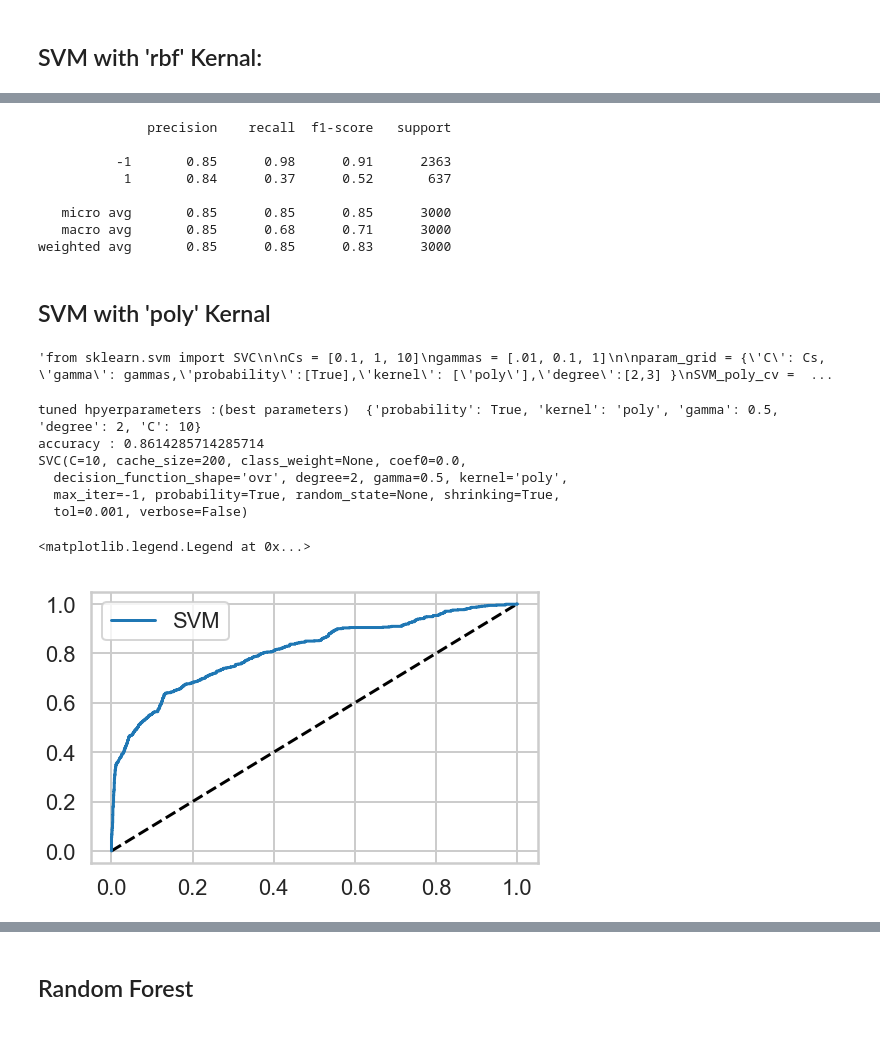
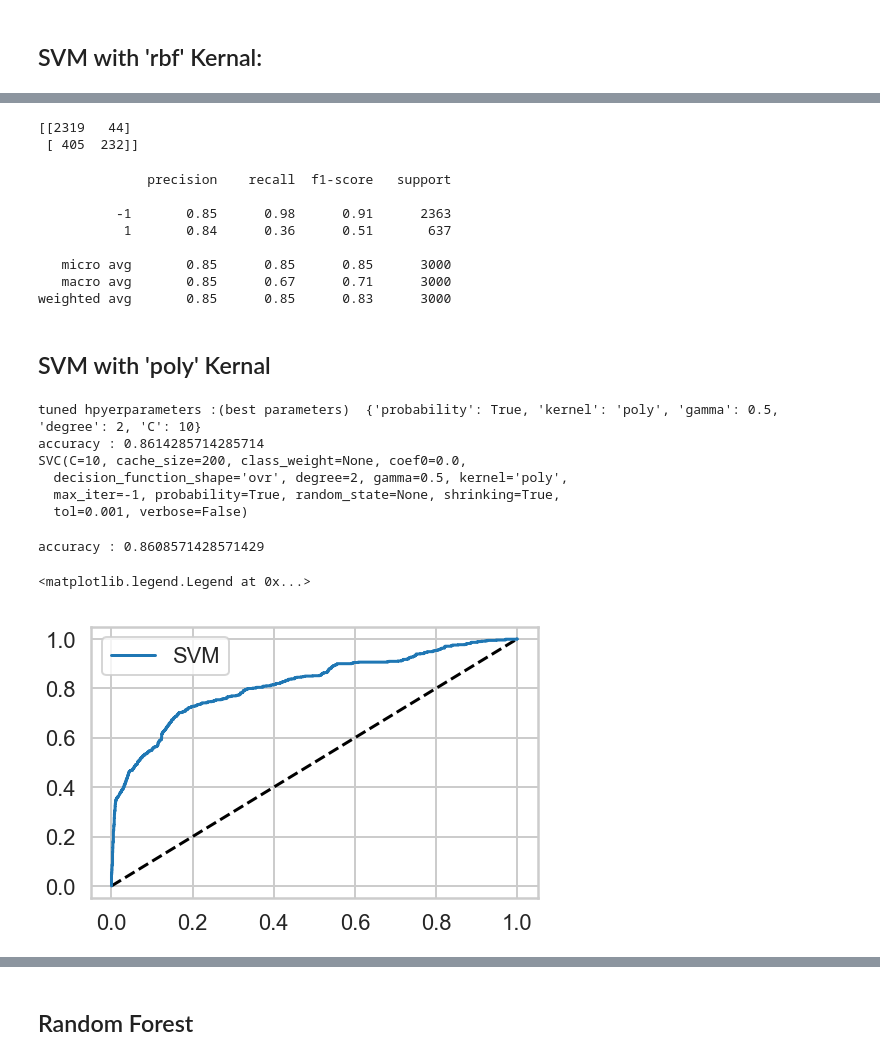
Before and after one commit to vaibhagarwal/Projects, a Jupyter notebook: CapstoneProject/4. ML - InDepth Analysis/ML.ipynb, the cells around one changed output, grey strips where cells are left out. Cells and saved outputs as stored; diff of their text form; code cells hidden in the pictures.

```diff
--- a/CapstoneProject/4. ML - InDepth Analysis/ML.ipynb
+++ b/CapstoneProject/4. ML - InDepth Analysis/ML.ipynb
@@ -309,7 +316,7 @@ array([0.85007496, 0.863     , 0.84      , 0.855     , 0.84092046])
 # %%
 knn = KNeighborsClassifier()
 k_grid={'n_neighbors':np.arange(1,20)}
-knn_cv=GridSearchCV(knn, k_grid, cv=5, refit=True, n_jobs=-1)
+knn_cv=GridSearchCV(knn, k_grid, cv=10, refit=True, n_jobs=-1)
 knn_cv.fit(X_train,y_train)
 
 print("tuned hpyerparameters :(best parameters) ",knn_cv.best_params_)
@@ -367,3 +382,12 @@ SVC(C=1, cache_size=200, class_weight=None, coef0=0.0,
   decision_function_shape='ovr', degree=3, gamma=0.1, kernel='rbf',
   max_iter=-1, probability=True, random_state=None, shrinking=True,
   tol=0.001, verbose=False)
+# %%
+Cs = [1]
+gammas = [0.1]
+param_grid = {'C': Cs, 'gamma': gammas,'kernel': ['rbf'], 'probability':[True]}
+SVM_rbf_cv_10 = GridSearchCV(SVC(), param_grid, cv=10, refit=True, n_jobs=-1)
+SVM_rbf_cv_10.fit(X_train,y_train)
+
+print("tuned hpyerparameters :(best parameters) ",SVM_rbf_cv_10.best_params_)
+print("accuracy :",SVM_rbf_cv_10.best_score_)
@@ -383,31 +410,24 @@ roc_auc_score(y_test, y_pred_prob)
+# %%
+print(confusion_matrix(y_test, SVM_rbf_cv_10.predict(X_test)))
+
+#Tp#Fp
+#Fn#Tn
+# %% [output]
+[[2319   44]
+ [ 405  232]]
 # %%
-print(classification_report(y_test, SVM_rbf_cv.predict(X_test)))
+print(classification_report(y_test, SVM_rbf_cv_10.predict(X_test)))
 # %% [output]
               precision    recall  f1-score   support
 
           -1       0.85      0.98      0.91      2363
-           1       0.84      0.37      0.52       637
+           1       0.84      0.36      0.51       637
 
    micro avg       0.85      0.85      0.85      3000
-   macro avg       0.85      0.68      0.71      3000
+   macro avg       0.85      0.67      0.71      3000
 weighted avg       0.85      0.85      0.83      3000
 # %% [markdown]
 ## SVM with 'poly' Kernal
-# %%
-"""from sklearn.svm import SVC
-
-Cs = [0.1, 1, 10]
-gammas = [.01, 0.1, 1]
-
-param_grid = {'C': Cs, 'gamma': gammas,'probability':[True],'kernel': ['poly'],'degree':[2,3] }
-SVM_poly_cv = GridSearchCV(SVC(), param_grid, cv=3)
-SVM_poly_cv.fit(X_train,y_train)
-
-print("tuned hpyerparameters :(best parameters) ",SVM_poly_cv.best_params_)
-print("accuracy :",SVM_poly_cv.best_score_)
-print(SVM_poly_cv.best_estimator_)"""
-# %% [output]
-'from sklearn.svm import SVC\n\nCs = [0.1, 1, 10]\ngammas = [.01, 0.1, 1]\n\nparam_grid = {\'C\': Cs, \'gamma\': gammas,\'probability\':[True],\'kernel\': [\'poly\'],\'degree\':[2,3] }\nSVM_poly_cv =  ...
 # %%
 from sklearn.svm import SVC
 from sklearn.model_selection import RandomizedSearchCV
@@ -429,15 +449,27 @@ SVC(C=10, cache_size=200, class_weight=None, coef0=0.0,
   decision_function_shape='ovr', degree=2, gamma=0.5, kernel='poly',
   max_iter=-1, probability=True, random_state=None, shrinking=True,
   tol=0.001, verbose=False)
+# %%
+from sklearn.model_selection import RandomizedSearchCV
+Cs = [10]
+gammas = [0.5]
+
+param_grid = {'C': Cs, 'gamma': gammas,'probability':[True],'kernel': ['poly'],'degree':[2] }
+SVM_poly_cv_10 = RandomizedSearchCV(estimator = SVC(), param_distributions = param_grid, n_iter = 10, cv = 10, random_state=51, n_jobs = -1, refit=True)
+SVM_poly_cv_10.fit(X_train,y_train)
+
+print("accuracy :",SVM_poly_cv_10.best_score_)
+# %% [output]
+accuracy : 0.8608571428571429
 # %%
-y_pred_prob = SVM_poly_cv.predict_proba(X_test)[:,1]
+y_pred_prob = SVM_poly_cv_10.predict_proba(X_test)[:,1]
 fpr, tpr, thresholds = roc_curve(y_test, y_pred_prob)
 plt.plot([0,1], [0,1], 'k--')
 plt.plot(fpr, tpr, label='SVM')
 plt.legend()
 # %% [output]
 <matplotlib.legend.Legend at 0x...>
-[figure, old version]
+[figure, new version]
 # %%
 roc_auc_score(y_test, y_pred_prob)
 # %% [output]
```
Also changed, not shown: parts of 51 cells of this notebook.
